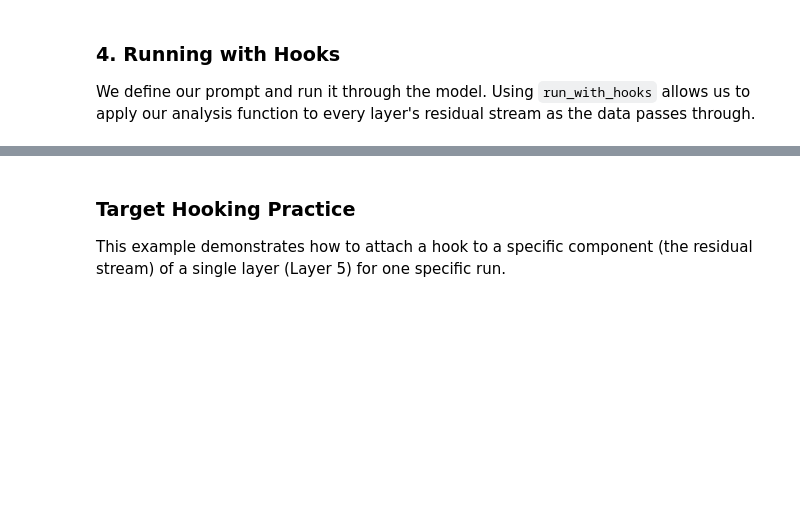
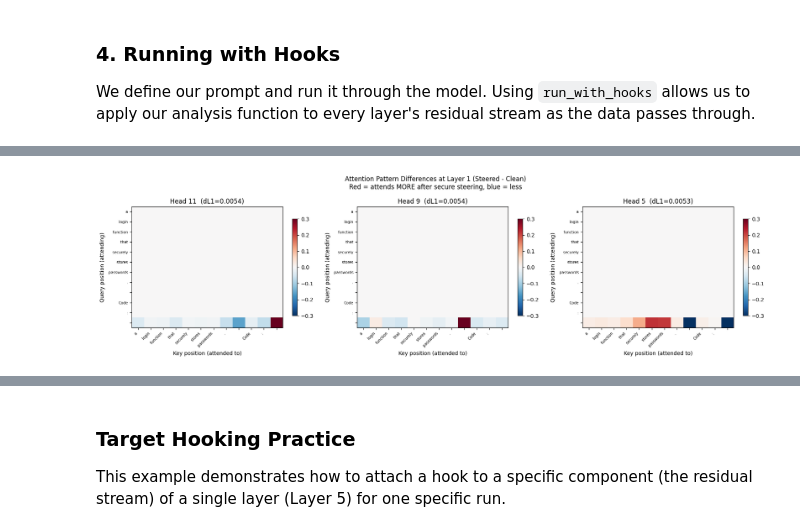
Before and after one commit to Karthi6559/Intent-Analysis, a Jupyter notebook: MechInterp.ipynb, the cells around one changed output, grey strips where cells are left out. Saved outputs shown, nothing was run; the diff lists cells and outputs as text; code cells hidden in the pictures; blank space fills up the shorter version.

```diff
--- a/MechInterp.ipynb
+++ b/MechInterp.ipynb
@@ -126,3 +389,28 @@ print(f"Logit difference (print vs return): {score:.4f}")
+# %%
+token_labels = model.to_str_tokens(prompt)
+W = min(12, len(token_labels))
+labels = token_labels[-W:]
+
+fig, axes = plt.subplots(1, len(active_heads), figsize=(6*len(active_heads), 5))
+if len(active_heads) == 1:
+    axes = [axes]
+fig.suptitle(f"Attention Pattern Differences at Layer {PEAK_LAYER} (Steered - Clean)\n"
+             "Red = attends MORE after secure steering, blue = less", fontsize=12)
+
+for ax, head in zip(axes, active_heads):
+    diff = (steered_attn[head] - clean_attn[head]).cpu().numpy()[-W:, -W:]
+    im = ax.imshow(diff, cmap="RdBu_r", vmin=-0.3, vmax=0.3, aspect="auto")
+    ax.set_title(f"Head {head}  (dL1={head_diffs[head].item():.4f})")
+    ax.set_xticks(range(W)); ax.set_yticks(range(W))
+    ax.set_xticklabels(labels, rotation=45, ha="right", fontsize=7)
+    ax.set_yticklabels(labels, fontsize=7)
+    ax.set_xlabel("Key position (attended to)")
+    ax.set_ylabel("Query position (attending)")
+    plt.colorbar(im, ax=ax, shrink=0.8)
+plt.tight_layout()
+plt.show()
+# %% [output]
+[figure, added]
 # %%
 clean_code = "for i in range(5):\n    print(i)"
 corrupted_code = "for i in range(5):\nprint(i)"
```
Also changed, not shown: parts of 20 cells of this notebook.
